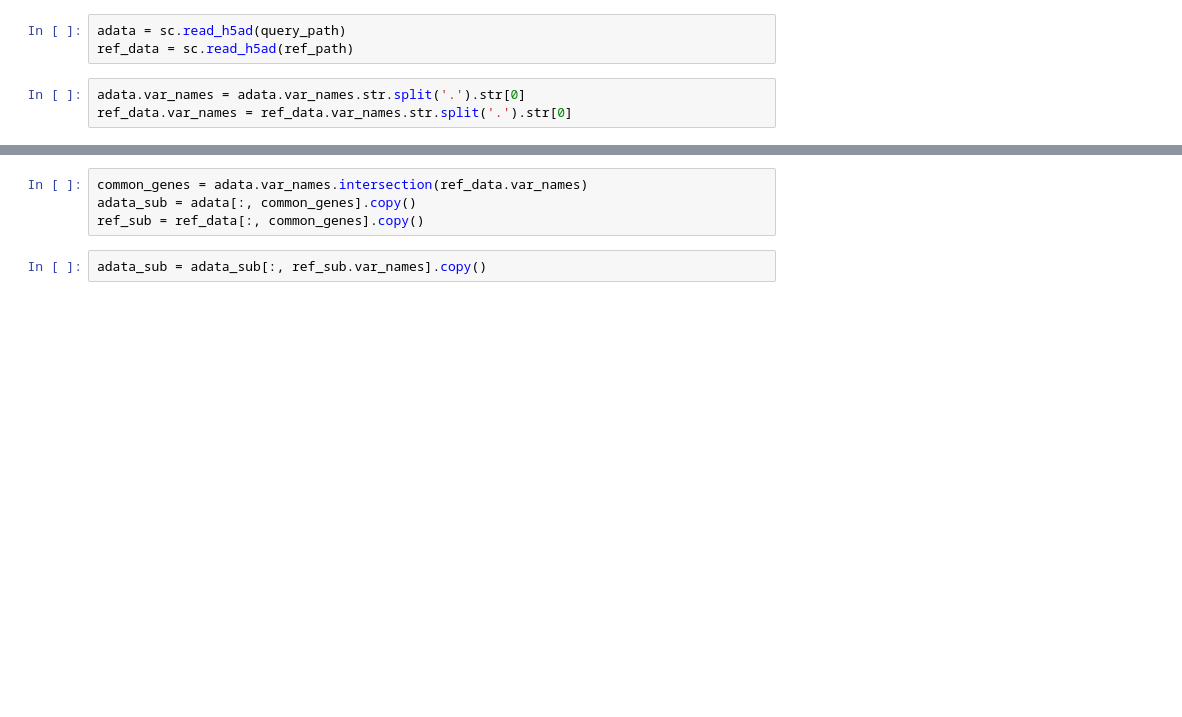
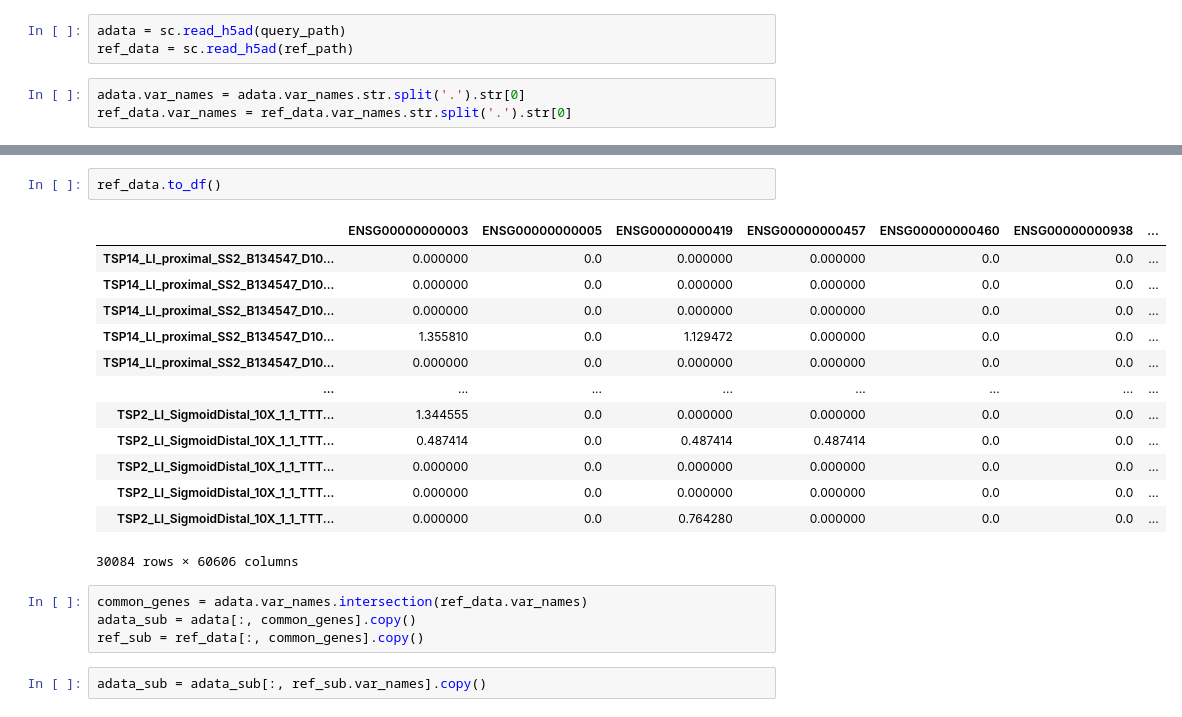
Before and after one commit to ChangLiu23UIC/h5ad_to_matriviz, a Jupyter notebook: src/map_h5ad/map_with_ref_h5ad.ipynb, the cells around one changed output, grey strips where cells are left out. Cells and saved outputs as stored; diff of their text form; blank space fills up the shorter version.

```diff
--- a/src/map_h5ad/map_with_ref_h5ad.ipynb
+++ b/src/map_h5ad/map_with_ref_h5ad.ipynb
@@ -19,3 +45,19 @@ ref_data.var_names = ref_data.var_names.str.split('.').str[0]
+# %%
+ref_data.to_df()
+# %% [output]
+|  | ENSG00000000003 | ENSG00000000005 | ENSG00000000419 | ENSG00000000457 | ENSG00000000460 | ENSG00000000938 | ... |
+| TSP14_LI_proximal_SS2_B134547_D10... | 0.000000 | 0.0 | 0.000000 | 0.000000 | 0.0 | 0.0 | ... |
+| TSP14_LI_proximal_SS2_B134547_D10... | 0.000000 | 0.0 | 0.000000 | 0.000000 | 0.0 | 0.0 | ... |
+| TSP14_LI_proximal_SS2_B134547_D10... | 0.000000 | 0.0 | 0.000000 | 0.000000 | 0.0 | 0.0 | ... |
+| TSP14_LI_proximal_SS2_B134547_D10... | 1.355810 | 0.0 | 1.129472 | 0.000000 | 0.0 | 0.0 | ... |
+| TSP14_LI_proximal_SS2_B134547_D10... | 0.000000 | 0.0 | 0.000000 | 0.000000 | 0.0 | 0.0 | ... |
+| ... | ... | ... | ... | ... | ... | ... | ... |
+| TSP2_LI_SigmoidDistal_10X_1_1_TTT... | 1.344555 | 0.0 | 0.000000 | 0.000000 | 0.0 | 0.0 | ... |
+| TSP2_LI_SigmoidDistal_10X_1_1_TTT... | 0.487414 | 0.0 | 0.487414 | 0.487414 | 0.0 | 0.0 | ... |
+| TSP2_LI_SigmoidDistal_10X_1_1_TTT... | 0.000000 | 0.0 | 0.000000 | 0.000000 | 0.0 | 0.0 | ... |
+| TSP2_LI_SigmoidDistal_10X_1_1_TTT... | 0.000000 | 0.0 | 0.000000 | 0.000000 | 0.0 | 0.0 | ... |
+| TSP2_LI_SigmoidDistal_10X_1_1_TTT... | 0.000000 | 0.0 | 0.764280 | 0.000000 | 0.0 | 0.0 | ... |
+30084 rows × 60606 columns
 # %%
 common_genes = adata.var_names.intersection(ref_data.var_names)
 adata_sub = adata[:, common_genes].copy()
```
Also changed, not shown: parts of 8 cells of this notebook, 1 other file.
